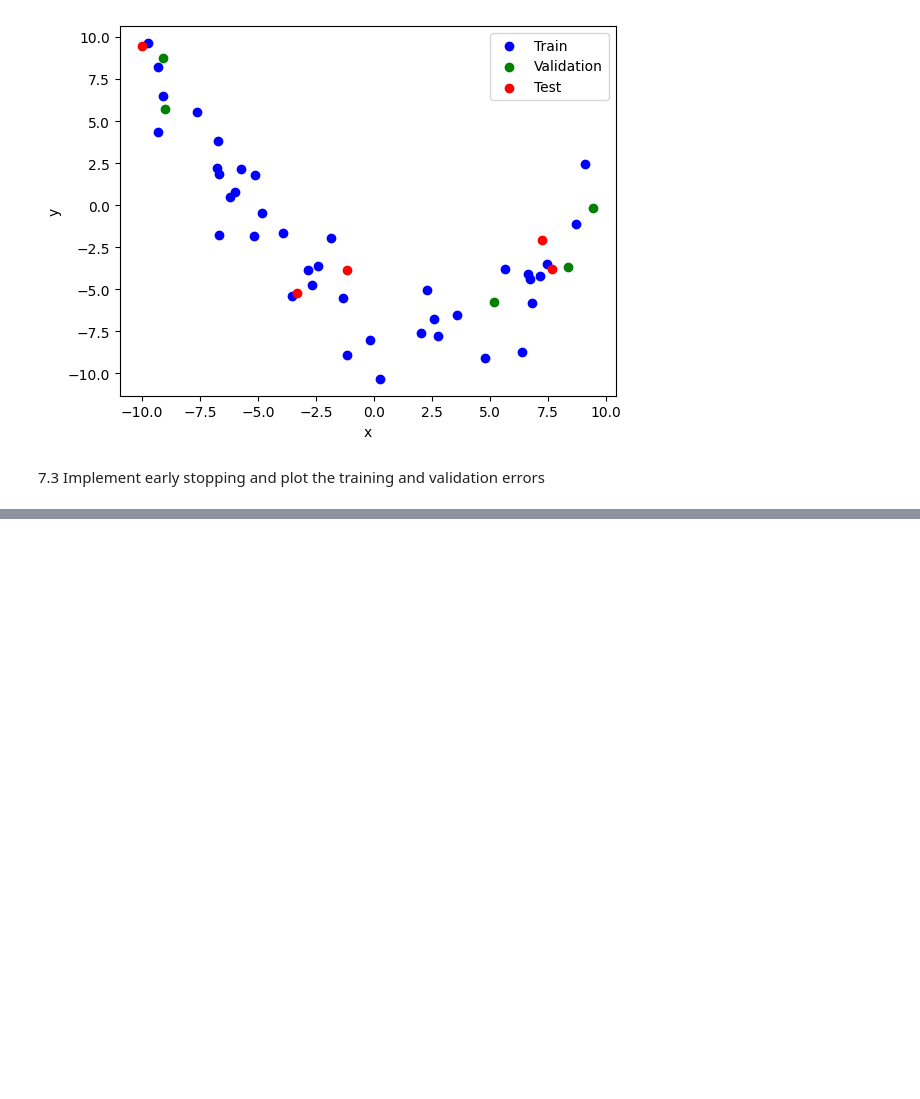
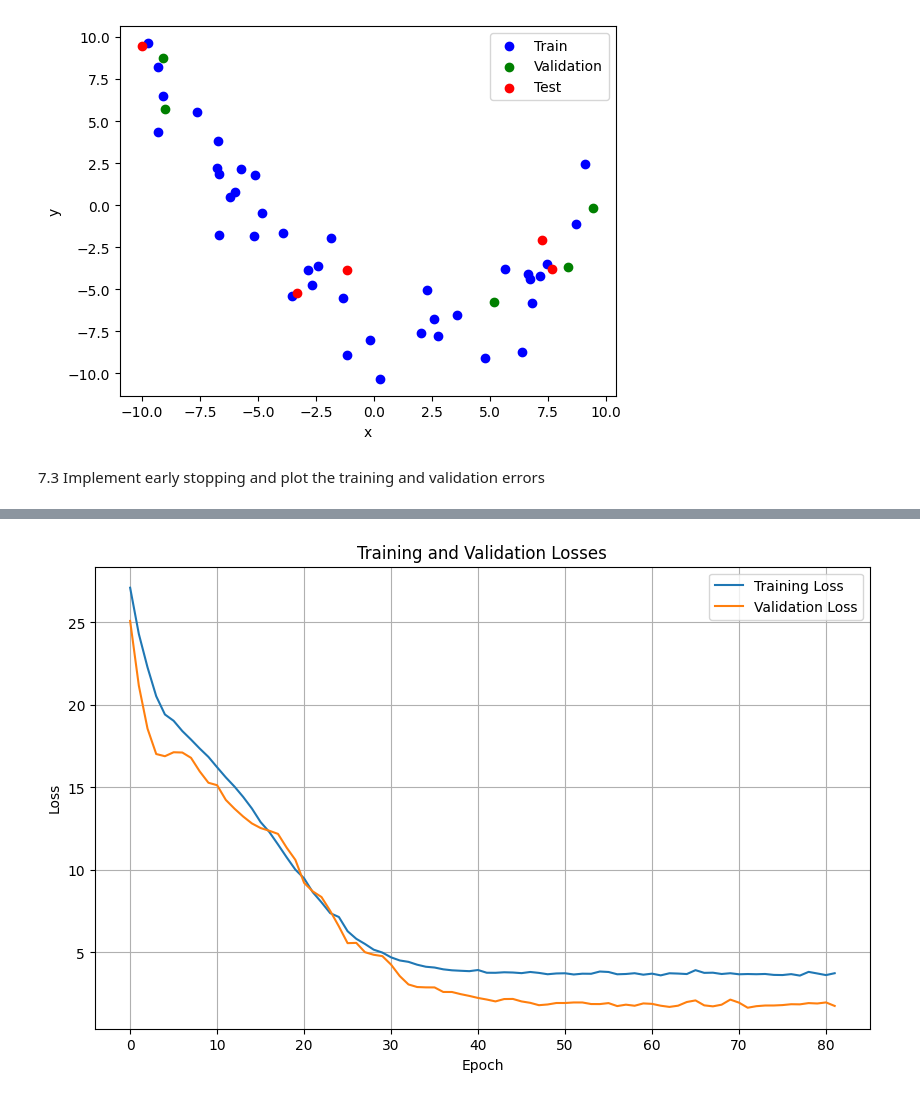
Before and after one commit to Justusperthes/Comphy, a Jupyter notebook: w10/regression.ipynb, the cells around one changed output, grey strips where cells are left out. Drawn from its saved outputs; the diff is of its cells as text; code cells hidden in the pictures; blank space fills up the shorter version.

Commit message:
implemented early stopping in 7.3, could add some plots of the actual fit rather than just the validation loss

```diff
--- a/w10/regression.ipynb
+++ b/w10/regression.ipynb
@@ -602,0 +619,64 @@ TypeError: EarlyStopping.__init__() got an unexpected keyword argument 'min_delt
+# %%
+# Define a simple model
+model = nn.Sequential(
+    nn.Linear(1, 10),
+    nn.ReLU(),
+    nn.Linear(10, 1)
+)
+
+# Define the optimizer and loss function
+optimizer = optim.Adam(model.parameters(), lr=0.01)
+loss_fn = nn.MSELoss()
+
+# Store the training and validation losses for plotting
+train_losses = []
+val_losses = []
+
+early_stopping = EarlyStopping(patience=10)
+
+# Training loop
+epochs = 1000
+for epoch in range(epochs):
+    # Training step
+    model.train()
+    train_loss = 0.0
+    for batch_features, batch_labels in train_loader:
+        optimizer.zero_grad()
+        outputs = model(batch_features)
+        loss = loss_fn(outputs, batch_labels)
+        loss.backward()
+        optimizer.step()
+        train_loss += loss.item() * batch_features.size(0)
+    train_loss /= len(train_loader.dataset)
+    train_losses.append(train_loss)
+
+    # Validation step
+    model.eval()
+    val_loss = 0.0
+    for batch_features, batch_labels in validation_loader:
+        with torch.no_grad():
+            outputs = model(batch_features)
+            val_loss += loss_fn(outputs, batch_labels).item() * batch_features.size(0)
+    val_loss /= len(validation_loader.dataset)
+    val_losses.append(val_loss)
+
+    # Print epoch information
+    print(f"Epoch {epoch + 1}/{epochs}, Train Loss: {train_loss:.4f}, Validation Loss: {val_loss:.4f}")
+
+    # Early stopping
+    early_stopping(val_loss)
+    if early_stopping.early_stop:
+        print("Early stopping triggered.")
+        break
+
+# Plot the training and validation losses
+plt.figure(figsize=(10, 6))
+plt.plot(train_losses, label='Training Loss')
+plt.plot(val_losses, label='Validation Loss')
+plt.xlabel('Epoch')
+plt.ylabel('Loss')
+plt.title('Training and Validation Losses')
+plt.legend()
+plt.grid(True)
+plt.show()
+# %% [output]
@@ -602,0 +700 @@ TypeError: EarlyStopping.__init__() got an unexpected keyword argument 'min_delt
+[figure, added]
```
Also changed, not shown: parts of 6 cells of this notebook.
